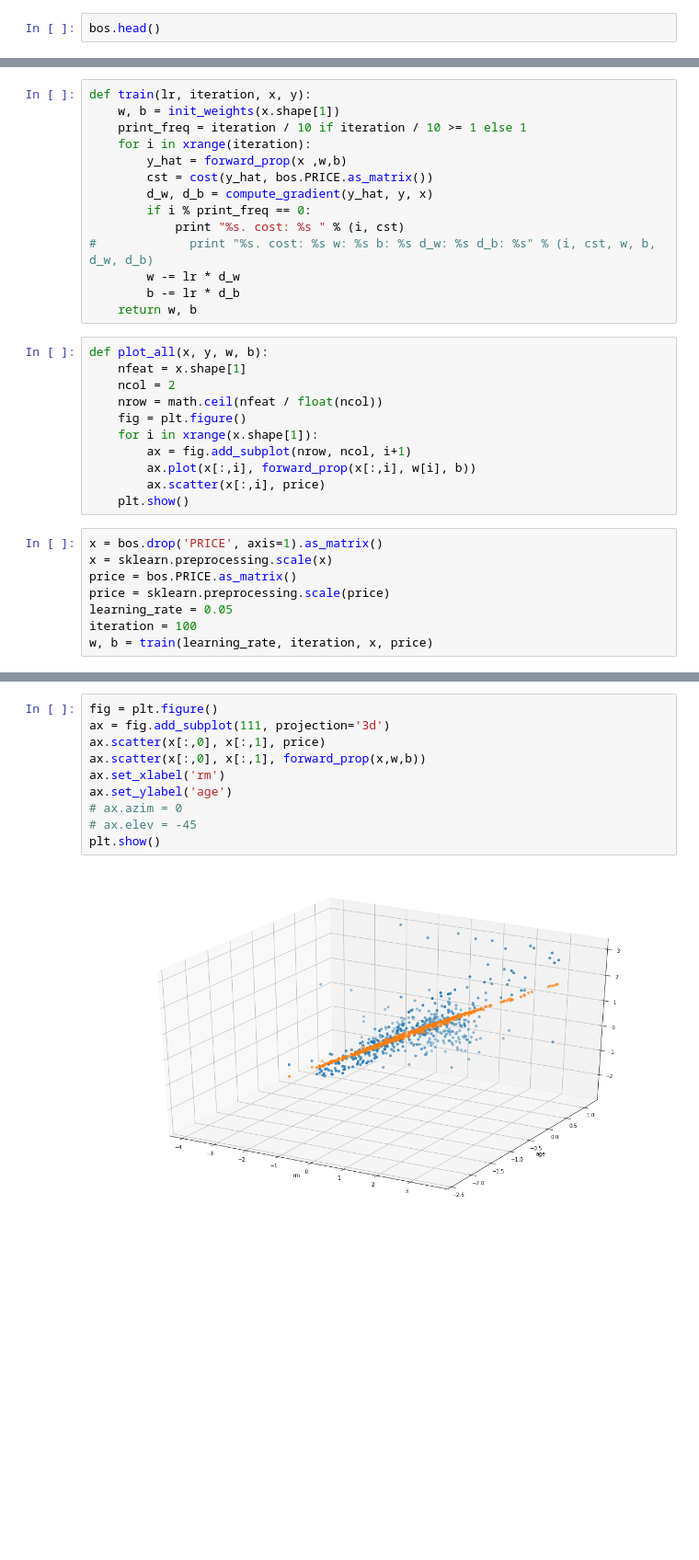
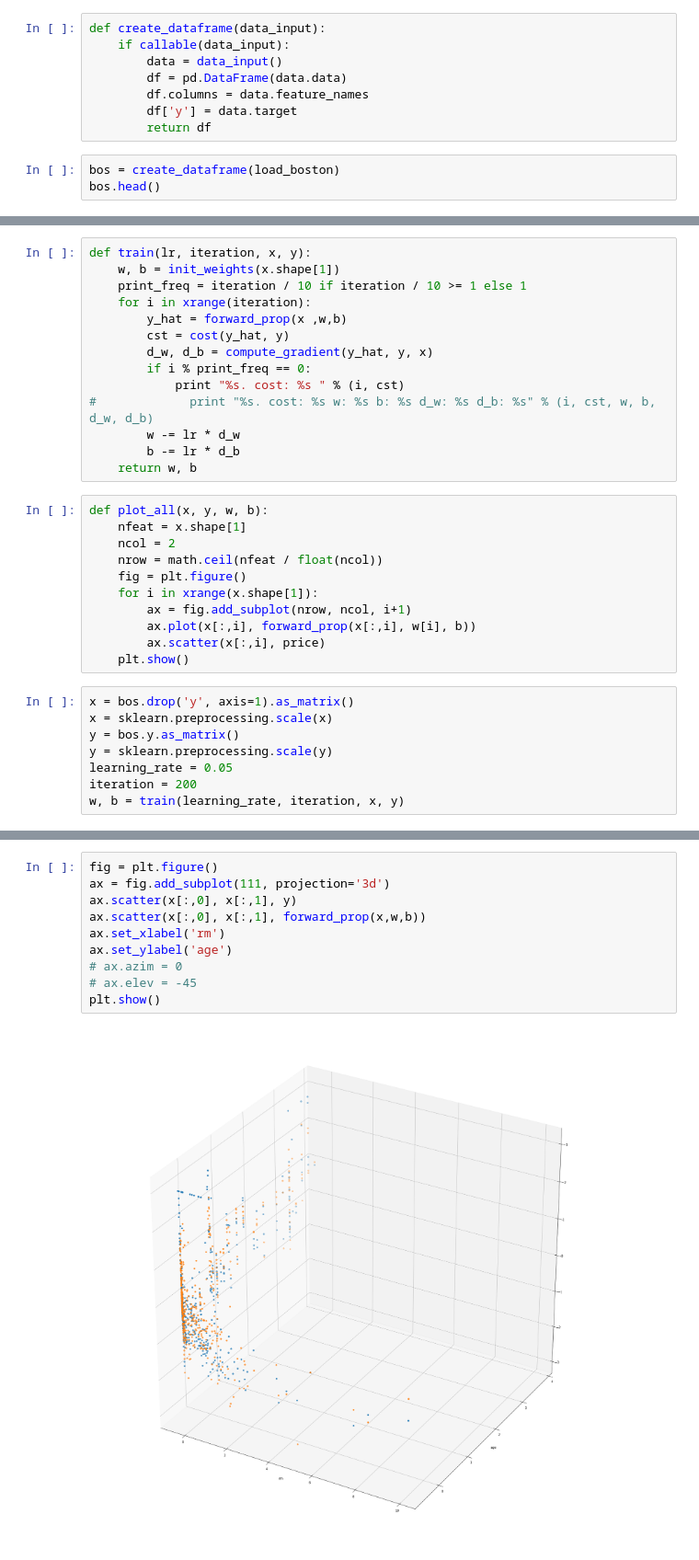
Before and after one commit to jimmyyentran/learning_machine_learning, a Jupyter notebook: linear_regression.ipynb, the cells around one changed output, grey strips where cells are left out. Shown at 92% size. Saved outputs shown, nothing was run; the diff lists cells and outputs as text; blank space fills up the shorter version.

Commit message:
create dataframe fxn

```diff
--- a/linear_regression.ipynb
+++ b/linear_regression.ipynb
@@ -19,4 +14,13 @@ bos['PRICE']= boston.target
+# %%
+def create_dataframe(data_input):
+    if callable(data_input):
+        data = data_input()
+        df = pd.DataFrame(data.data)
+        df.columns = data.feature_names
+        df['y'] = data.target
+        return df
 # %%
+bos = create_dataframe(load_boston)
 bos.head()
 # %% [output]
 |  | CRIM | ZN | INDUS | CHAS | NOX | RM | AGE | DIS | RAD | TAX | PTRATIO | ... |
@@ -48,7 +52,7 @@ def train(lr, iteration, x, y):
     print_freq = iteration / 10 if iteration / 10 >= 1 else 1
     for i in xrange(iteration):
         y_hat = forward_prop(x ,w,b)
-        cst = cost(y_hat, bos.PRICE.as_matrix())
+        cst = cost(y_hat, y)
         d_w, d_b = compute_gradient(y_hat, y, x)
         if i % print_freq == 0:
             print "%s. cost: %s " % (i, cst)
@@ -68,11 +72,11 @@ def plot_all(x, y, w, b):
         ax.scatter(x[:,i], price)
     plt.show()
 # %%
-x = bos.drop('PRICE', axis=1).as_matrix()
+x = bos.drop('y', axis=1).as_matrix()
 x = sklearn.preprocessing.scale(x)
-price = bos.PRICE.as_matrix()
-price = sklearn.preprocessing.scale(price)
+y = bos.y.as_matrix()
+y = sklearn.preprocessing.scale(y)
 learning_rate = 0.05
-iteration = 100
-w, b = train(learning_rate, iteration, x, price)
+iteration = 200
+w, b = train(learning_rate, iteration, x, y)
 # %% [output]
@@ -94,12 +97,12 @@ plot_all(x,price,w,b)
 # %%
 fig = plt.figure()
 ax = fig.add_subplot(111, projection='3d')
-ax.scatter(x[:,0], x[:,1], price)
+ax.scatter(x[:,0], x[:,1], y)
 ax.scatter(x[:,0], x[:,1], forward_prop(x,w,b))
 ax.set_xlabel('rm')
 ax.set_ylabel('age')
 # ax.azim = 0
 # ax.elev = -45
 plt.show()
 # %% [output]
-[figure, old version]
+[figure, new version]
```
Also changed, not shown: parts of 3 cells of this notebook, 1 other file.
